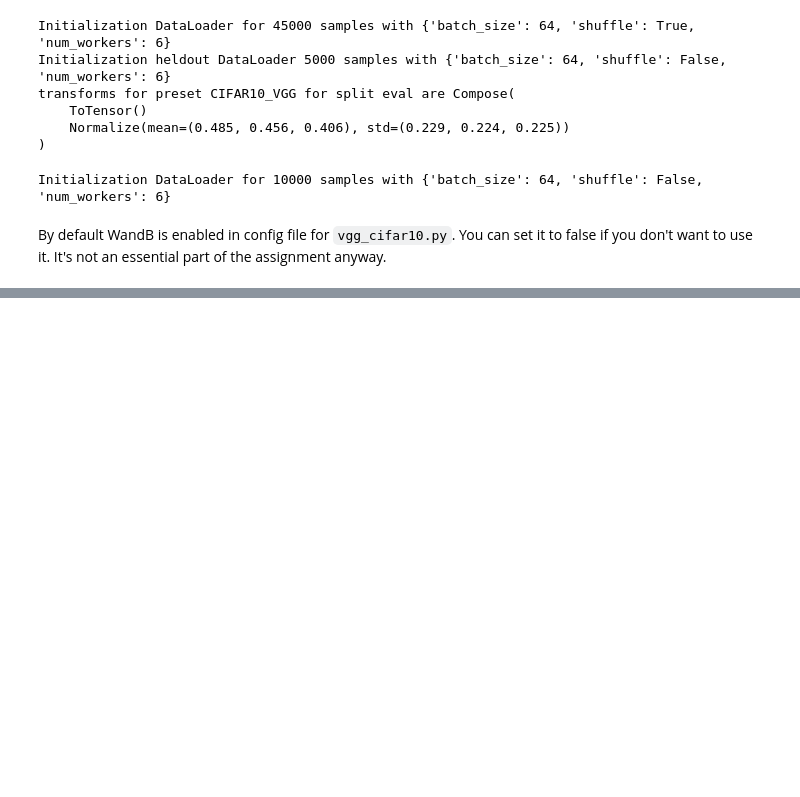
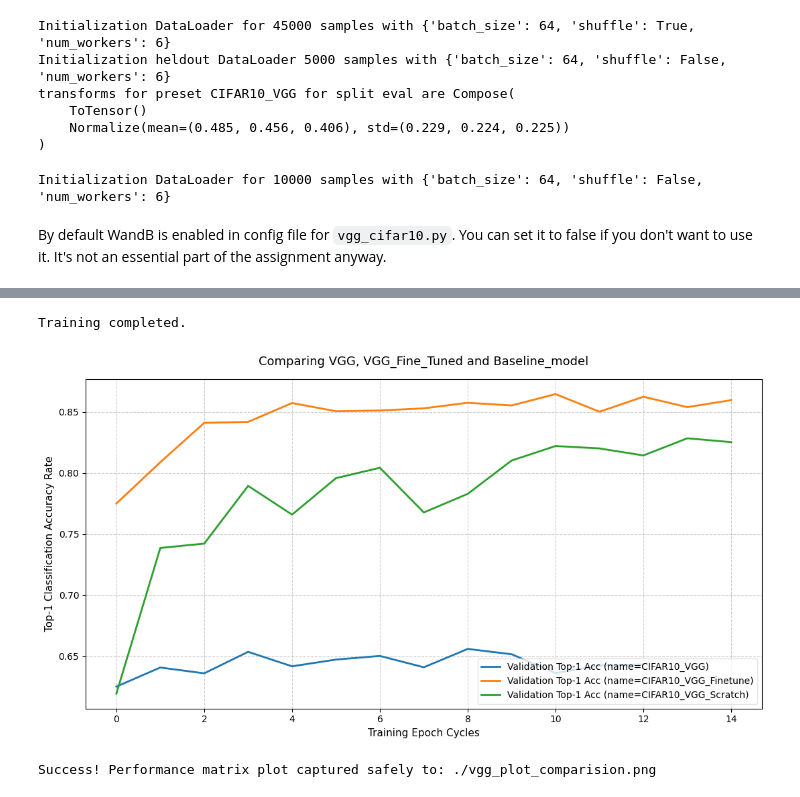
Before and after one commit to AashishNair01/computer-vision, a Jupyter notebook: Assignment_3/exercise-3.ipynb, the cells around one changed output, grey strips where cells are left out. Saved outputs shown, nothing was run; the diff lists cells and outputs as text; code cells hidden in the pictures; blank space fills up the shorter version.

```diff
--- a/Assignment_3/exercise-3.ipynb
+++ b/Assignment_3/exercise-3.ipynb
@@ -719,16 +731,0 @@ Torchvision version: 0.26.0+cpu
-# %%
-model = VGG11_bn(**q4_dict['model_args'])
-
-print(model)
-
-for name, module in model.named_modules():
-
-    print(name, type(module))
-# %%
-trainer_class = q4_config['trainer_module']
-trainer_vgg = trainer_class(
-    config = q4_config,
-    log_dir = ospj(PROJECT_ROOT,'Logs'),
-    train_loader=train_data_loader,
-    eval_loader=valid_data_loader,
-)
@@ -741,0 +732,38 @@ trainer_vgg.train()
+# %%
+import os
+import matplotlib.pyplot as plt
+trainer_class = q4_config['trainer_module']
+training_configs=[
+    q4_config,
+    config_finetune,
+    config_scratch
+]
+PLOT_OUTPUT_PATH = os.path.join(PROJECT_ROOT, 'vgg_plot_comparision.png')
+experiment_histories={}
+for config in training_configs:
+    print(f"\n Training for the experiment: {config['name']}")
+    trainer_vgg = trainer_class(
+        config=config,
+        log_dir=ospj(PROJECT_ROOT, 'Logs'),
+        train_loader=train_data_loader,
+        eval_loader=valid_data_loader,
+    )
+    history = trainer_vgg.train()
+    experiment_histories[config['name']] = history
+print("\nTraining completed.")
+plt.figure(figsize=(11, 6))
+config_names = [item.get("name") for item in training_configs]
+for name in config_names:
+  val_acc_trajectory = experiment_histories[name]['eval_top1']
+  plt.plot(val_acc_trajectory, label=f"Validation Top-1 Acc (name={name})", linewidth=2)
+
+plt.title('Comparing VGG, VGG_Fine_Tuned and Baseline_model', fontsize=13, pad=15)
+plt.xlabel('Training Epoch Cycles', fontsize=11)
+plt.ylabel('Top-1 Classification Accuracy Rate', fontsize=11)
+plt.legend(loc='lower right', frameon=True, facecolor='white', edgecolor='gainsboro')
+plt.grid(True, linestyle='--', alpha=0.6)
+plt.tight_layout()
+plt.savefig(PLOT_OUTPUT_PATH, dpi=300)
+plt.show()
+print(f"Success! Performance matrix plot captured safely to: {PLOT_OUTPUT_PATH}")
+# %% [output]
@@ -741,0 +779,3 @@ trainer_vgg.train()
+Training completed.
+[figure, added]
+Success! Performance matrix plot captured safely to: ./vgg_plot_comparision.png
```
Also changed, not shown: parts of 13 cells of this notebook.
